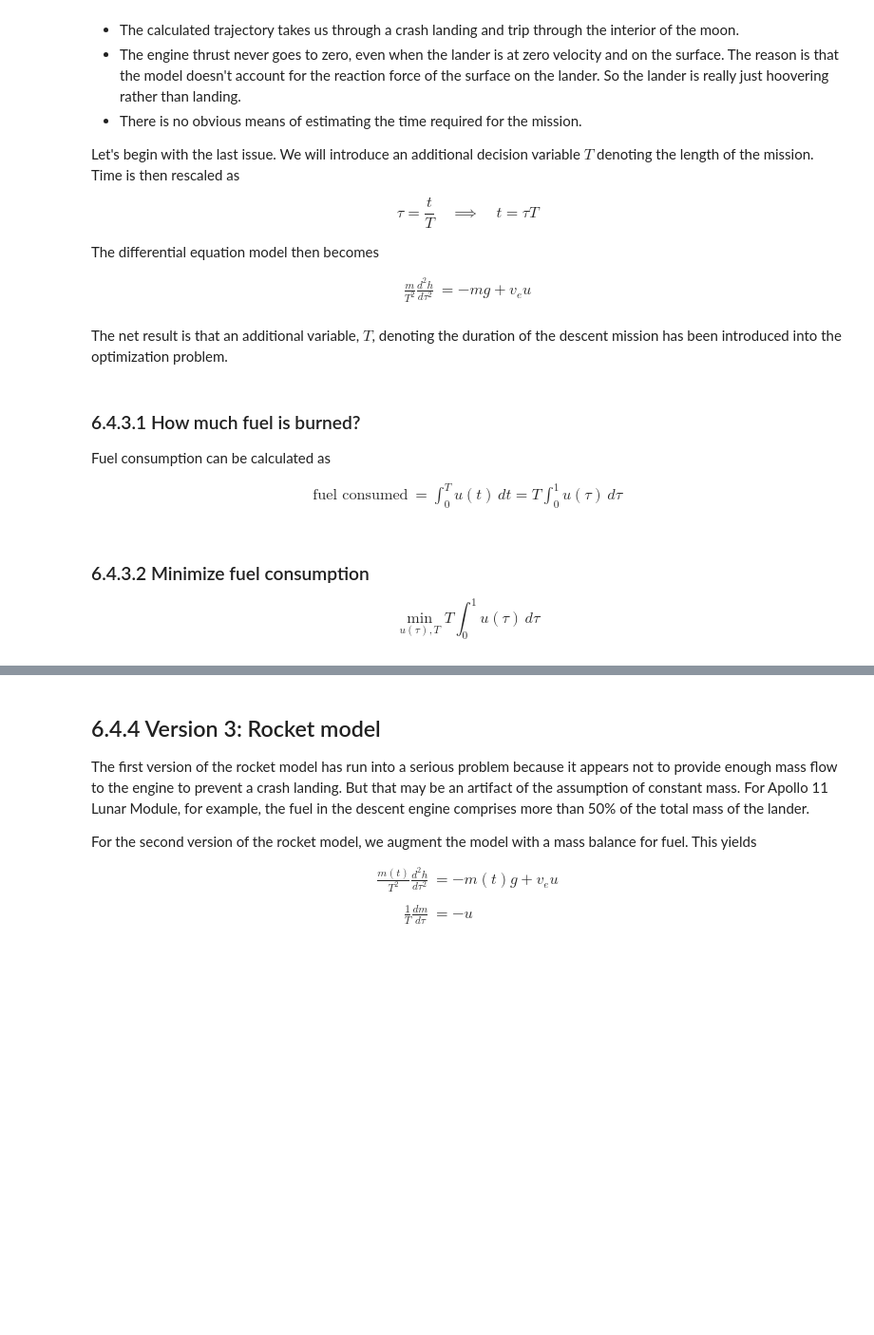
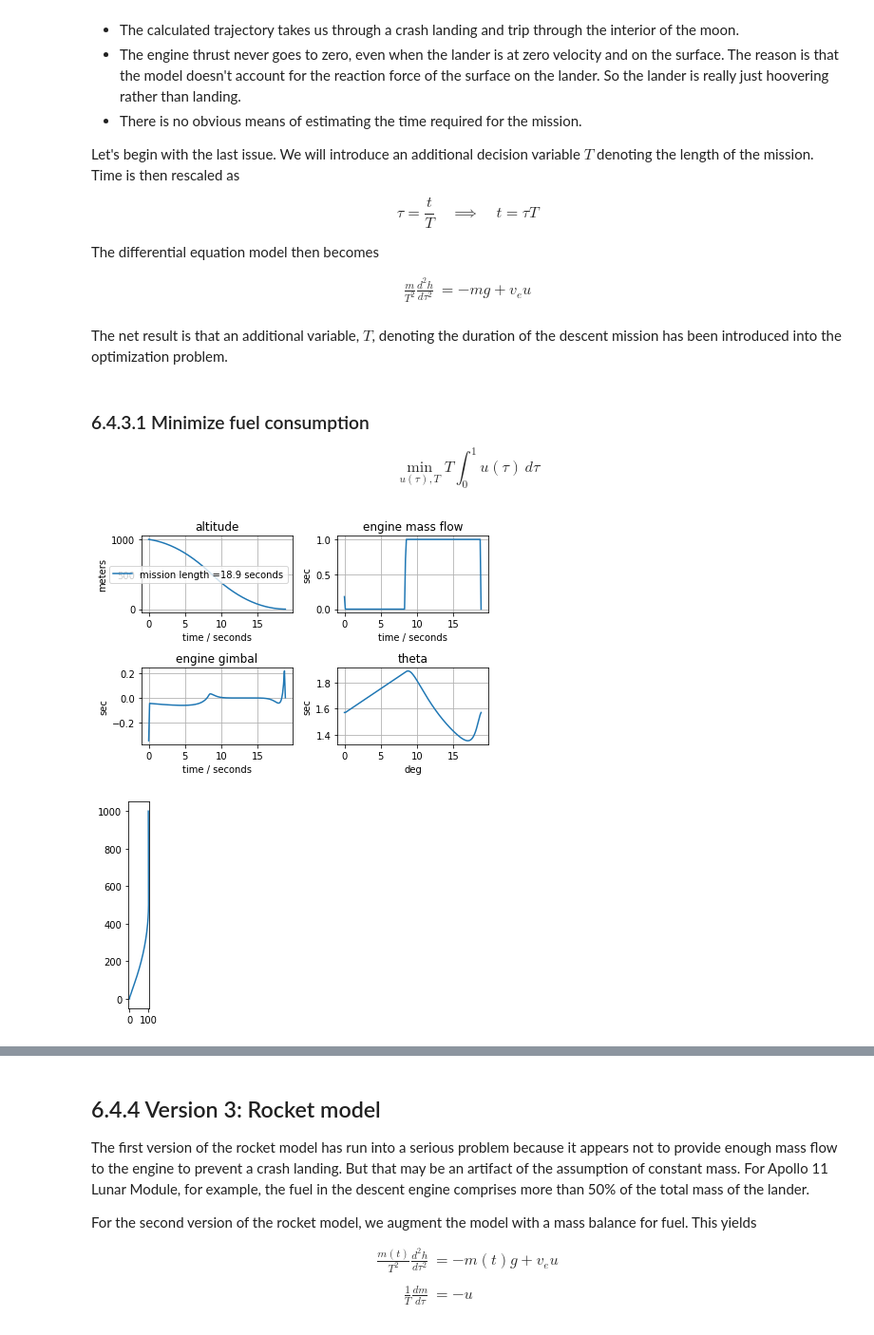
Before and after one commit to Tuxliri/RL_rocket, a Jupyter notebook: Soft_Landing_Falcon_9.ipynb, the cells around one changed output, grey strips where cells are left out. Shown: that part at 95% size. Drawn from its saved outputs; the diff is of its cells as text; code cells hidden in the pictures; blank space fills up the shorter version.

```diff
--- a/Soft_Landing_Falcon_9.ipynb
+++ b/Soft_Landing_Falcon_9.ipynb
@@ -318,8 +154,4 @@ solve(m)
 # %% [markdown]
-### 6.4.3.1 How much fuel is burned?
+### 6.4.3.1 Minimize fuel consumption
 
-Fuel consumption can be calculated as
-
-\begin{align*}
-\mbox{fuel consumed} & = \int_0^T u(t)\,dt  = T \int_0^1u(\tau)\,d\tau
-\end{align*}
+$$\min_{u(\tau), T} T\int_0^1 u(\tau)\, d\tau$$
@@ -373,4 +157,0 @@ solve(m)
-# %% [markdown]
-### 6.4.3.2 Minimize fuel consumption
-
-$$\min_{u(\tau), T} T\int_0^1 u(\tau)\, d\tau$$
@@ -398,0 +170,54 @@ solve(m)
+# %%
+def plot(m):
+    tsim = [t*m.T() for t in m.t]
+    hsim = [m.y[t]() for t in m.t]
+    thetasim = [m.theta[t]() for t in m.t]
+    usim = [m.u[t]() for t in m.t]
+    gimbalsim = [m.gimbal[t]() for t in m.t]
+
+    plt.subplot(2,2,1)
+    plt.plot(tsim, hsim)
+    plt.title('altitude')
+    plt.xlabel('time / seconds')
+    plt.ylabel('meters')
+    plt.legend(['mission length =' + str(round(m.T(),1)) + ' seconds'])
+    plt.grid(True)
+
+    plt.subplot(2,2,2)
+    plt.plot(tsim, usim)
+    plt.title('engine mass flow')
+    plt.xlabel('time / seconds')
+    plt.ylabel('sec')
+    plt.grid(True)
+
+    plt.subplot(2,2,3)
+    plt.plot(tsim, gimbalsim)
+    plt.title('engine gimbal')
+    plt.xlabel('time / seconds')
+    plt.ylabel('sec')
+    plt.grid(True)
+
+    plt.subplot(2,2,4)
+    plt.plot(tsim, thetasim)
+    plt.title('theta')
+    plt.xlabel('deg')
+    plt.ylabel('sec')
+    plt.grid(True)
+
+    plt.tight_layout()
+
+def plot_trajectory(m):
+    tsim = [t*m.T() for t in m.t]
+    ysim = [m.y[t]() for t in m.t]
+    xsim = [m.x[t]() for t in m.t]
+
+    __,ax, = plt.subplots()
+    plt.plot(xsim,ysim)
+    ax.set_aspect('equal')
+    plt.show()
+
+plot(m)
+plot_trajectory(m)
+# %% [output]
+[figure, added]
+[figure, added]
```
Also changed, not shown: parts of 29 cells of this notebook.
